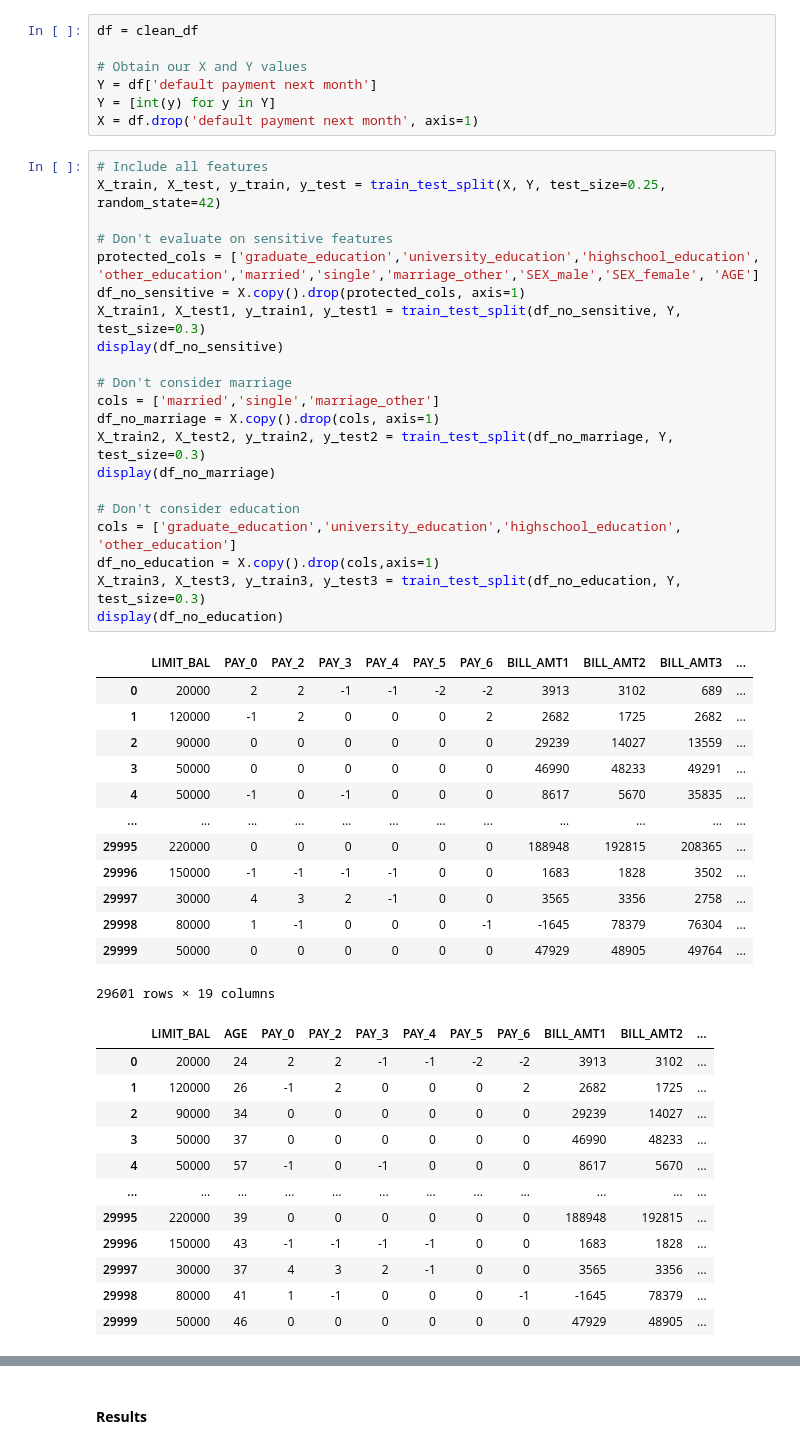
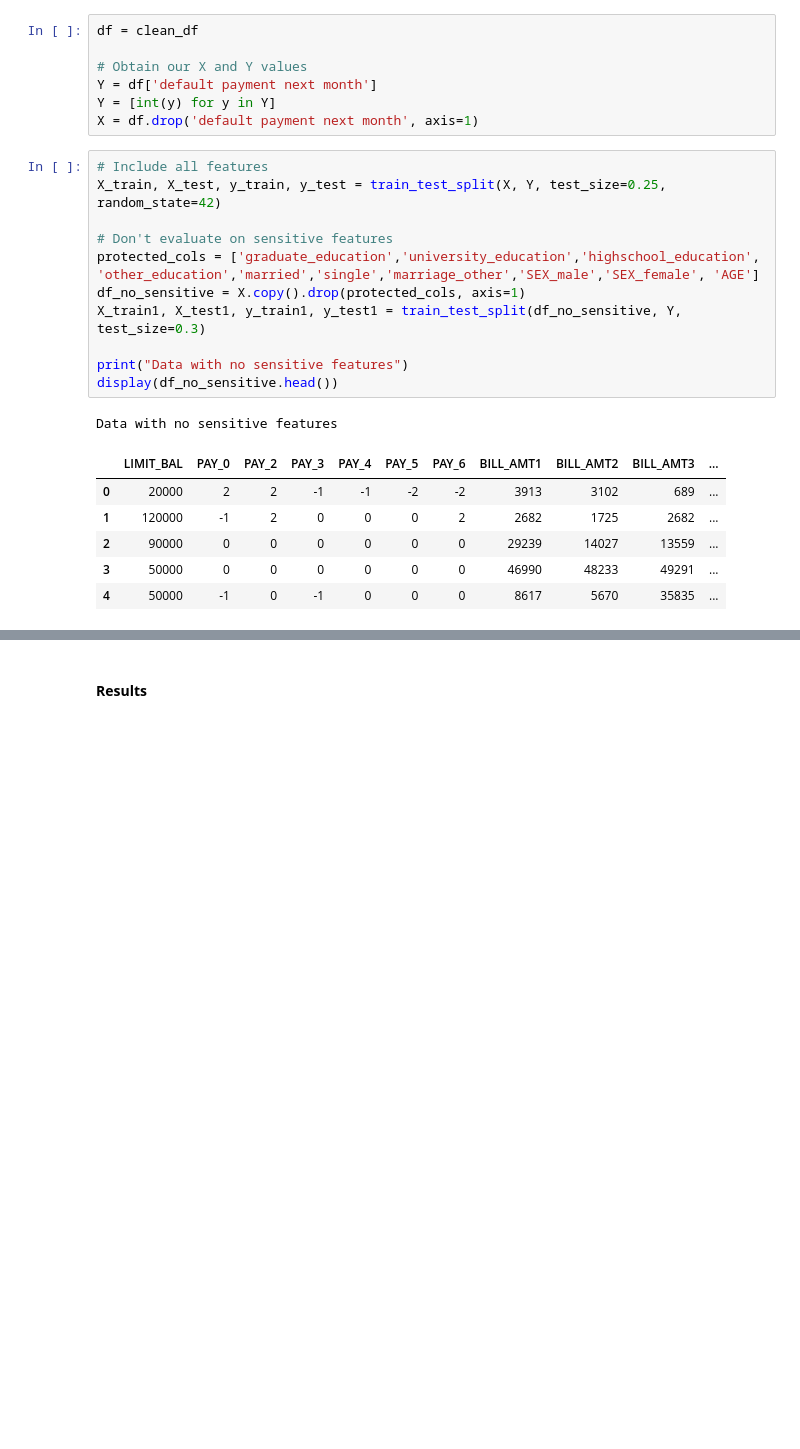
Before and after one commit to dylancvb/credit_risk_prediction, a Jupyter notebook: phase2again.ipynb, the cells around one changed output, grey strips where cells are left out. Saved outputs shown, nothing was run; the diff lists cells and outputs as text; blank space fills up the shorter version.

```diff
--- a/phase2again.ipynb
+++ b/phase2again.ipynb
@@ -467,47 +467,19 @@ X = df.drop('default payment next month', axis=1)
 # %%
 # Include all features
 X_train, X_test, y_train, y_test = train_test_split(X, Y, test_size=0.25, random_state=42)
 
 # Don't evaluate on sensitive features
 protected_cols = ['graduate_education','university_education','highschool_education', 'other_education','married','single','marriage_other','SEX_male','SEX_female', 'AGE']
 df_no_sensitive = X.copy().drop(protected_cols, axis=1)
 X_train1, X_test1, y_train1, y_test1 = train_test_split(df_no_sensitive, Y, test_size=0.3)
-display(df_no_sensitive)
 
-# Don't consider marriage
-cols = ['married','single','marriage_other']
-df_no_marriage = X.copy().drop(cols, axis=1)
-X_train2, X_test2, y_train2, y_test2 = train_test_split(df_no_marriage, Y, test_size=0.3)
-display(df_no_marriage)
-
-# Don't consider education
-cols = ['graduate_education','university_education','highschool_education', 'other_education']
-df_no_education = X.copy().drop(cols,axis=1)
-X_train3, X_test3, y_train3, y_test3 = train_test_split(df_no_education, Y, test_size=0.3)
-display(df_no_education)
+print("Data with no sensitive features")
+display(df_no_sensitive.head())
 # %% [output]
+Data with no sensitive features
 |  | LIMIT_BAL | PAY_0 | PAY_2 | PAY_3 | PAY_4 | PAY_5 | PAY_6 | BILL_AMT1 | BILL_AMT2 | BILL_AMT3 | ... |
 | 0 | 20000 | 2 | 2 | -1 | -1 | -2 | -2 | 3913 | 3102 | 689 | ... |
 | 1 | 120000 | -1 | 2 | 0 | 0 | 0 | 2 | 2682 | 1725 | 2682 | ... |
 | 2 | 90000 | 0 | 0 | 0 | 0 | 0 | 0 | 29239 | 14027 | 13559 | ... |
 | 3 | 50000 | 0 | 0 | 0 | 0 | 0 | 0 | 46990 | 48233 | 49291 | ... |
 | 4 | 50000 | -1 | 0 | -1 | 0 | 0 | 0 | 8617 | 5670 | 35835 | ... |
-| ... | ... | ... | ... | ... | ... | ... | ... | ... | ... | ... | ... |
-| 29995 | 220000 | 0 | 0 | 0 | 0 | 0 | 0 | 188948 | 192815 | 208365 | ... |
-| 29996 | 150000 | -1 | -1 | -1 | -1 | 0 | 0 | 1683 | 1828 | 3502 | ... |
-| 29997 | 30000 | 4 | 3 | 2 | -1 | 0 | 0 | 3565 | 3356 | 2758 | ... |
-| 29998 | 80000 | 1 | -1 | 0 | 0 | 0 | -1 | -1645 | 78379 | 76304 | ... |
-| 29999 | 50000 | 0 | 0 | 0 | 0 | 0 | 0 | 47929 | 48905 | 49764 | ... |
-29601 rows × 19 columns
-|  | LIMIT_BAL | AGE | PAY_0 | PAY_2 | PAY_3 | PAY_4 | PAY_5 | PAY_6 | BILL_AMT1 | BILL_AMT2 | ... |
-| 0 | 20000 | 24 | 2 | 2 | -1 | -1 | -2 | -2 | 3913 | 3102 | ... |
-| 1 | 120000 | 26 | -1 | 2 | 0 | 0 | 0 | 2 | 2682 | 1725 | ... |
-| 2 | 90000 | 34 | 0 | 0 | 0 | 0 | 0 | 0 | 29239 | 14027 | ... |
-| 3 | 50000 | 37 | 0 | 0 | 0 | 0 | 0 | 0 | 46990 | 48233 | ... |
-| 4 | 50000 | 57 | -1 | 0 | -1 | 0 | 0 | 0 | 8617 | 5670 | ... |
-| ... | ... | ... | ... | ... | ... | ... | ... | ... | ... | ... | ... |
-| 29995 | 220000 | 39 | 0 | 0 | 0 | 0 | 0 | 0 | 188948 | 192815 | ... |
-| 29996 | 150000 | 43 | -1 | -1 | -1 | -1 | 0 | 0 | 1683 | 1828 | ... |
-| 29997 | 30000 | 37 | 4 | 3 | 2 | -1 | 0 | 0 | 3565 | 3356 | ... |
-| 29998 | 80000 | 41 | 1 | -1 | 0 | 0 | 0 | -1 | -1645 | 78379 | ... |
-| 29999 | 50000 | 46 | 0 | 0 | 0 | 0 | 0 | 0 | 47929 | 48905 | ... |
```
Also changed, not shown: parts of 4 cells of this notebook.
